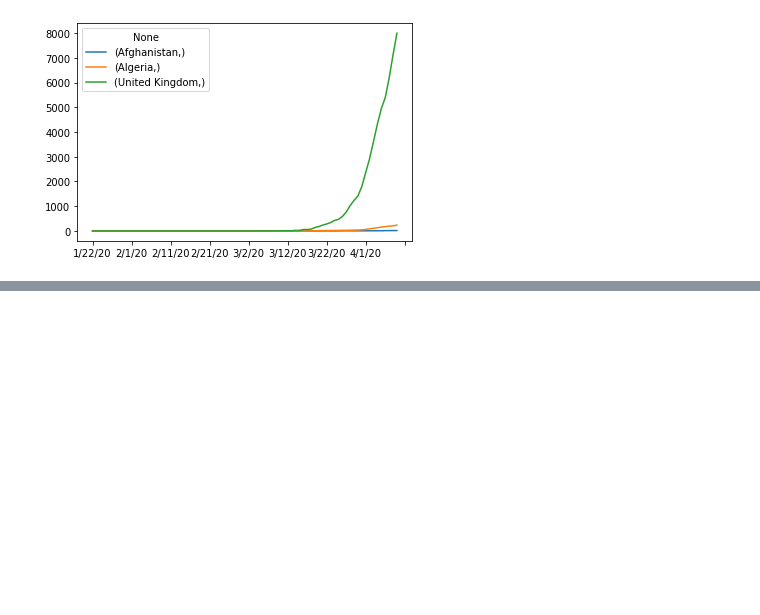
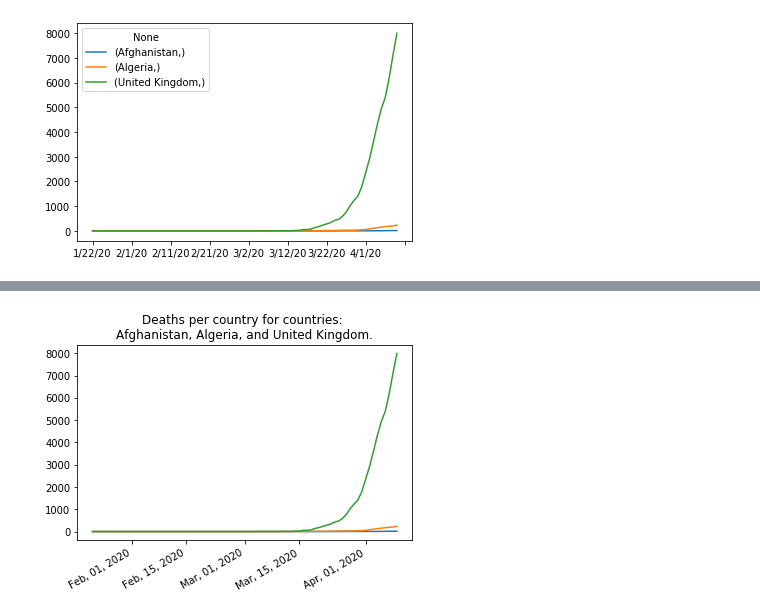
Before and after one commit to FrtZgwL/CoronaBot, a Jupyter notebook: DataAnalysis/EDA .ipynb, the cells around one changed output, grey strips where cells are left out. Cells and saved outputs as stored; diff of their text form; code cells hidden in the pictures; blank space fills up the shorter version.

Commit message:
Figured oout how to create a plot in the eda file

```diff
--- a/DataAnalysis/EDA .ipynb
+++ b/DataAnalysis/EDA .ipynb
@@ -377,0 +397,37 @@ AttributeError: 'list' object has no attribute 'get_figure'
+# %%
+ts=ts.T
+# %%
+from datetime import datetime, timedelta
+from matplotlib import dates as mpl_dates
+
+category = 'Deaths per country'
+Title= category+' for countries: \n'
+# Create Title
+for i in range(len(country_list)):
+    if country_list[i]!= country_list[-1]:
+        Title = Title+country_list[i]+", "
+    else:
+        Title = Title+ 'and '+country_list[i]+"."
+
+# create plot
+plt.plot()
+x_values = pd.to_datetime(ts.index)
+
+for i in ts.columns: # selected countries
+    '''
+    converting the dates (indexies) to the data type date type
+    This enables me to modify the dateformat with matplotlib
+    '''
+    '''
+    converting the column name into a list.
+    '''
+    y_values = ts[i].tolist()
+    plt.plot(x_values,y_values)
+
+date_format = mpl_dates.DateFormatter('%b, %d, %Y')
+plt.gca().xaxis.set_major_formatter(date_format)
+plt.gcf().autofmt_xdate()
+plt.title(Title)
+plt.savefig("Plot.png")
+# %% [output]
+[figure, added]
```
Also changed, not shown: parts of 18 cells of this notebook, 3 other files.
